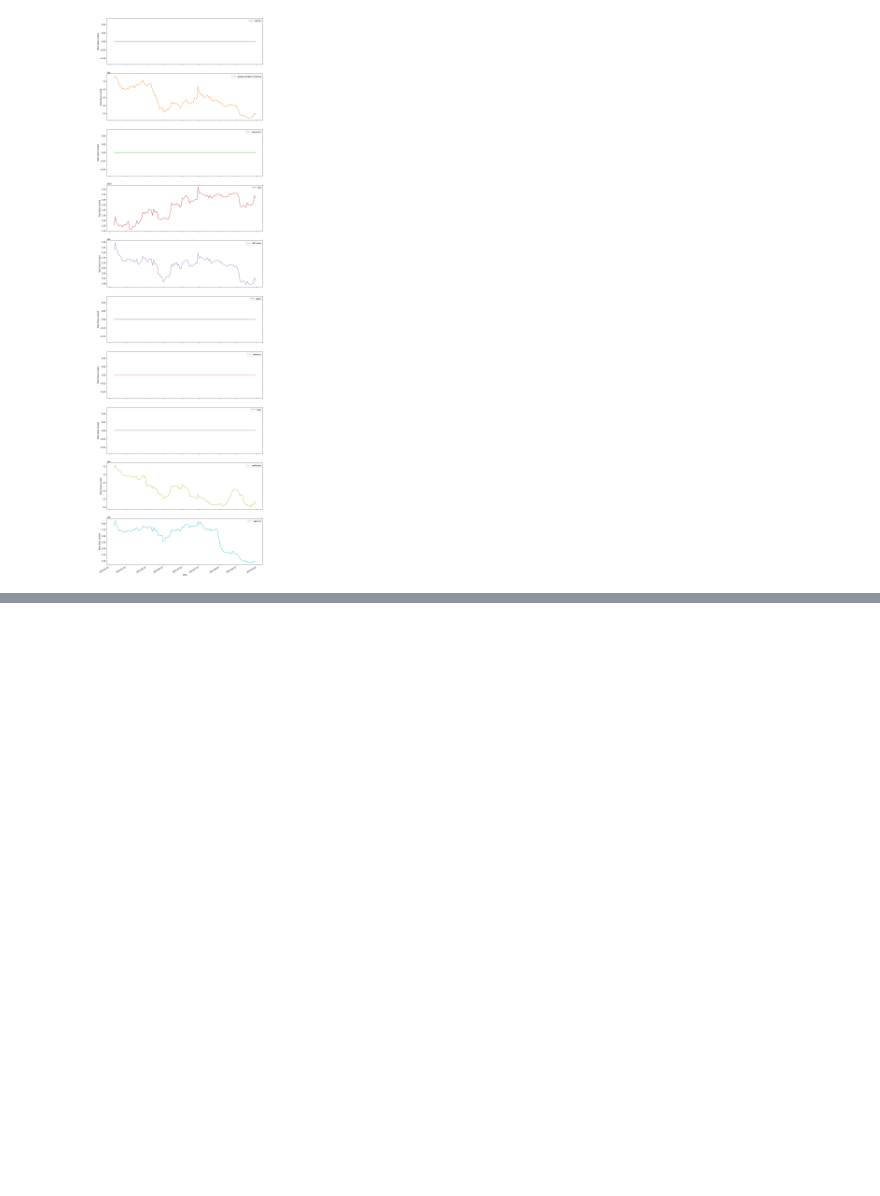
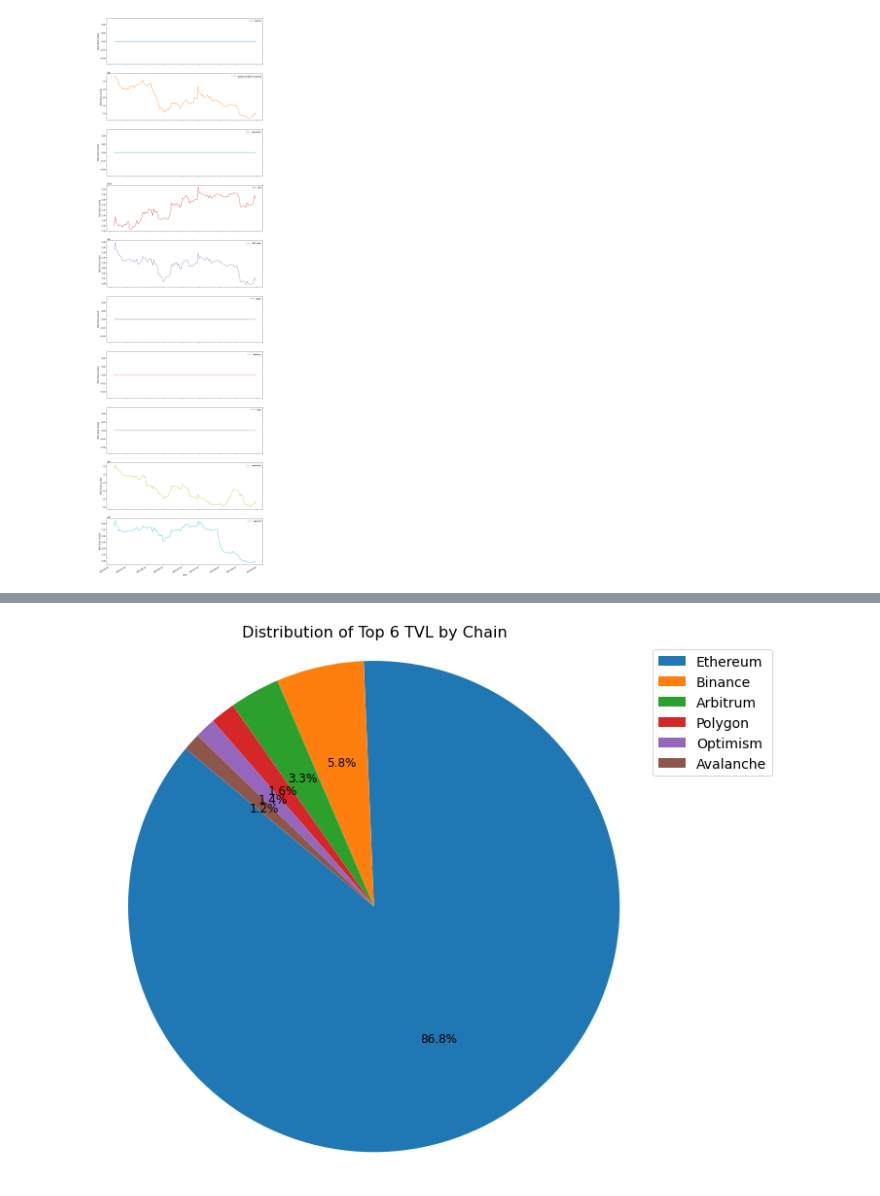
Before and after one commit to kksemina/DefiLama, a Jupyter notebook: DefiLlama.ipynb, the cells around one changed output, grey strips where cells are left out. Saved outputs shown, nothing was run; the diff lists cells and outputs as text; code cells hidden in the pictures; blank space fills up the shorter version.

```diff
--- a/DefiLlama.ipynb
+++ b/DefiLlama.ipynb
@@ -159,0 +197,26 @@ df.head(20)
+# %%
+# Sorting the data by TVL
+top20_tvl = top20_tvl.sort_values(by='tvl', ascending=False)
+
+# Selecting the top 6 rows
+top6_tvl = top20_tvl.head(6)
+
+# Plotting
+plt.figure(figsize=(10, 10))
+wedges, texts, autotexts = plt.pie(top6_tvl['tvl'],
+                                    autopct=lambda p: '{:.1f}%'.format(p) ,
+                                    startangle=140, labeldistance=0.7, textprops={'fontsize': 12})
+
+# Customization: Set title and font size
+plt.title('Distribution of Top 6 TVL by Chain', fontsize=16)
+
+# Create a larger color legend on the side
+legend = plt.legend(labels=top6_tvl['name'], loc='upper left', bbox_to_anchor=(1, 1), prop={'size': 14})
+
+# Set legend title if needed
+# legend.set_title('Legend Title', prop={'size': 14})
+
+plt.axis('equal')  # Equal aspect ratio ensures that pie is drawn as a circle.
+plt.show()
+# %% [output]
+[figure, added]
```
Also changed, not shown: parts of 3 cells of this notebook, 2 other files.
